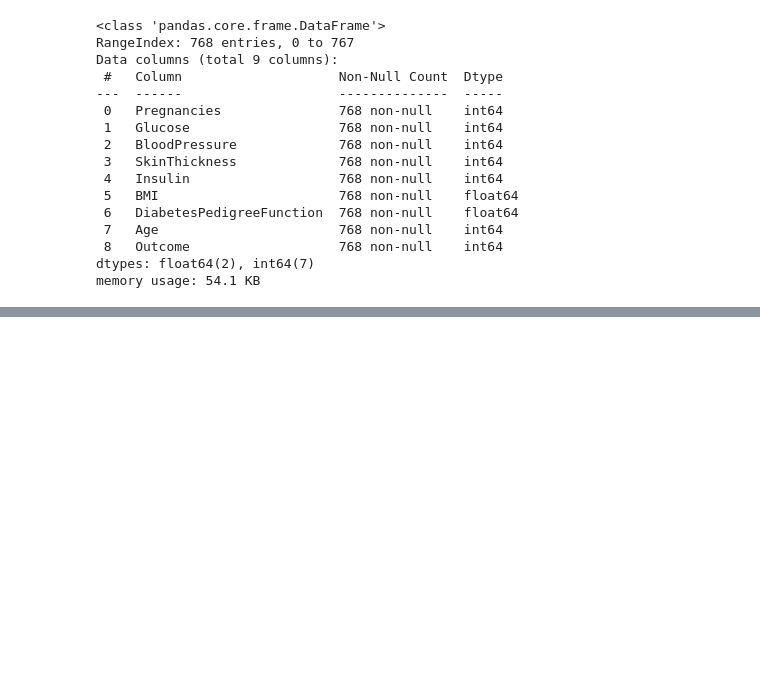
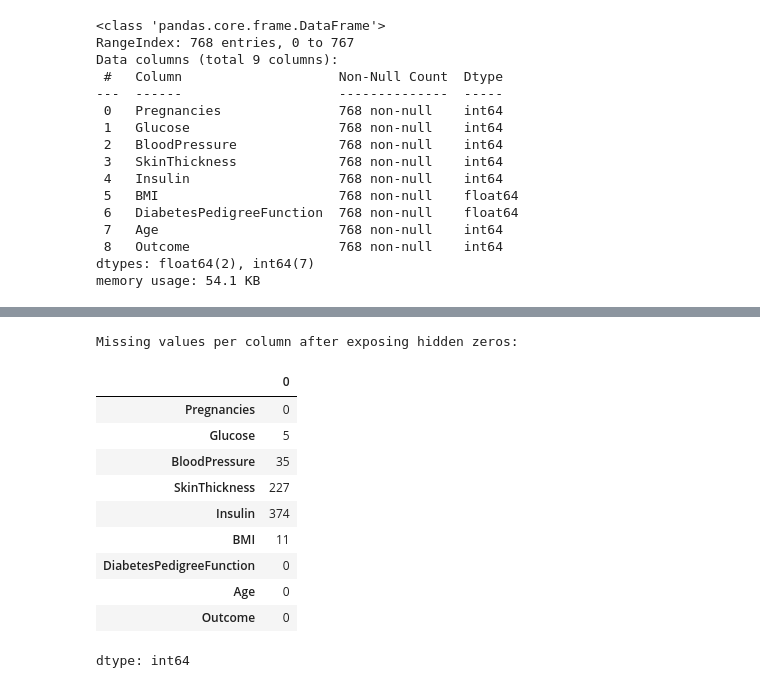
Before and after one commit to ummehabiba-m/-betabytez-aiml-task1-ummeHabiba, a Jupyter notebook: notebook.ipynb, the cells around one changed output, grey strips where cells are left out. Saved outputs shown, nothing was run; the diff lists cells and outputs as text; code cells hidden in the pictures; blank space fills up the shorter version.

```diff
--- a/notebook.ipynb
+++ b/notebook.ipynb
@@ -90,0 +99,21 @@ df1.describe().T
+# %%
+zero_as_missing_cols = ["Glucose", "BloodPressure", "SkinThickness", "Insulin", "BMI"]
+
+df1_clean = df1.copy()
+df1_clean[zero_as_missing_cols] = df1_clean[zero_as_missing_cols].replace(0, np.nan)
+
+print("Missing values per column after exposing hidden zeros:")
+df1_clean.isna().sum()
+# %% [output]
+Missing values per column after exposing hidden zeros:
+|  | 0 |
+| Pregnancies | 0 |
+| Glucose | 5 |
+| BloodPressure | 35 |
+| SkinThickness | 227 |
+| Insulin | 374 |
+| BMI | 11 |
+| DiabetesPedigreeFunction | 0 |
+| Age | 0 |
+| Outcome | 0 |
+dtype: int64
```
Also changed, not shown: parts of 2 cells of this notebook.
